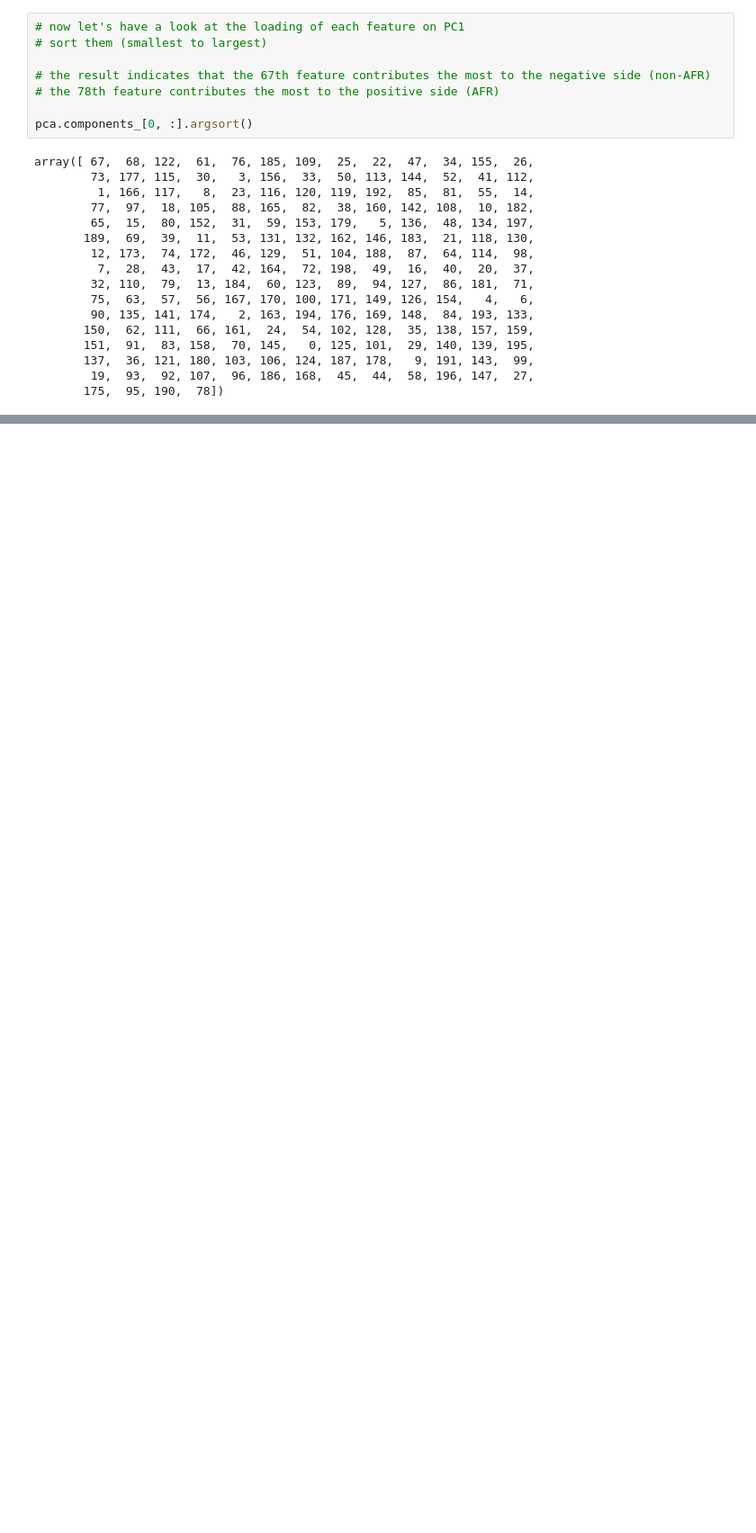
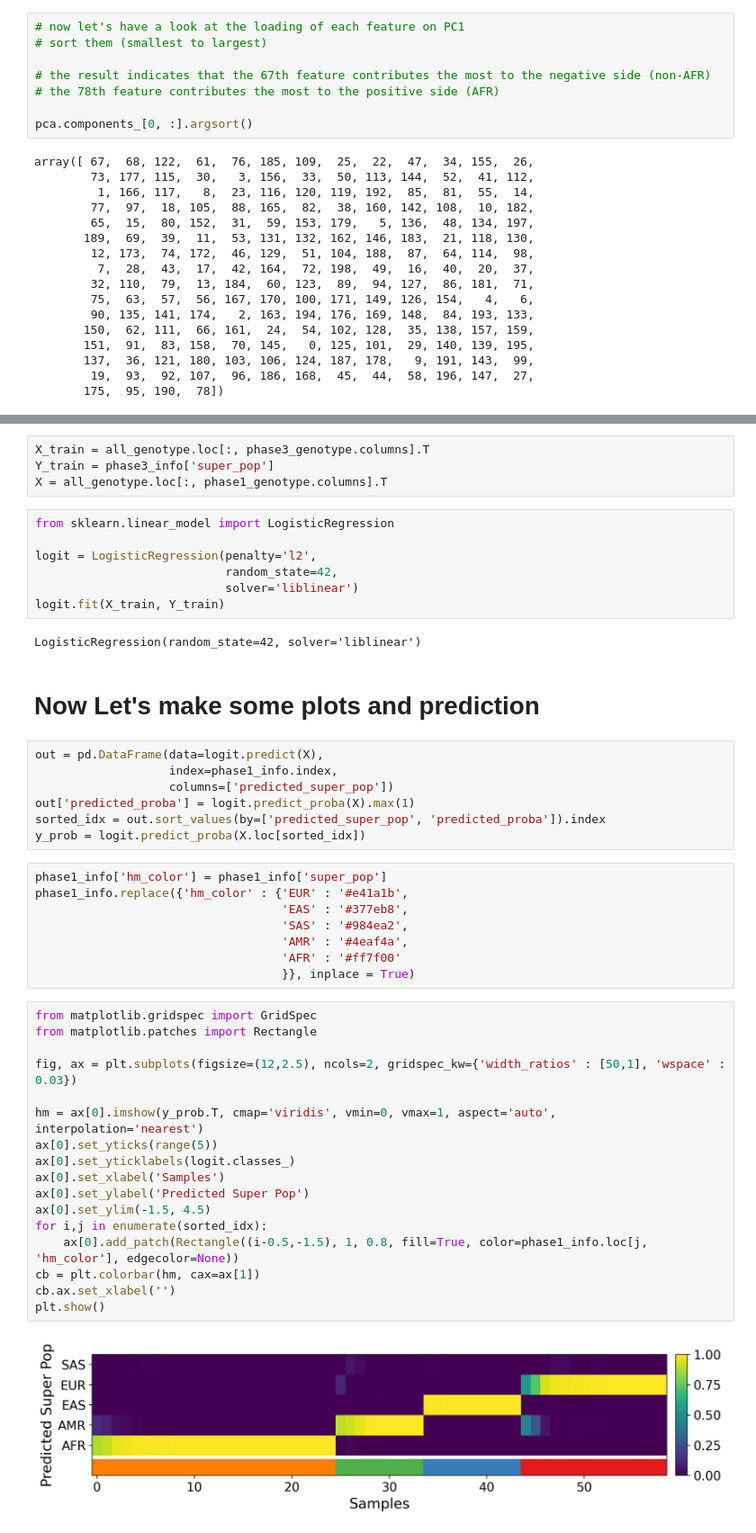
Before and after one commit to dbrg77/SUSTech-BIOS201, a Jupyter notebook: data/1kg_genotype_analysis.ipynb, the cells around one changed output, grey strips where cells are left out. Shown at 90% size. Cells and saved outputs as stored; diff of their text form; blank space fills up the shorter version.

```diff
--- a/data/1kg_genotype_analysis.ipynb
+++ b/data/1kg_genotype_analysis.ipynb
@@ -169,0 +186,49 @@ plt.show()
+# %%
+X_train = all_genotype.loc[:, phase3_genotype.columns].T
+Y_train = phase3_info['super_pop']
+X = all_genotype.loc[:, phase1_genotype.columns].T
+# %%
+from sklearn.linear_model import LogisticRegression
+
+logit = LogisticRegression(penalty='l2',
+                           random_state=42,
+                           solver='liblinear')
+logit.fit(X_train, Y_train)
+# %% [output]
+LogisticRegression(random_state=42, solver='liblinear')
+# %% [markdown]
+# Now Let's make some plots and prediction
+# %%
+out = pd.DataFrame(data=logit.predict(X),
+                   index=phase1_info.index,
+                   columns=['predicted_super_pop'])
+out['predicted_proba'] = logit.predict_proba(X).max(1)
+sorted_idx = out.sort_values(by=['predicted_super_pop', 'predicted_proba']).index
+y_prob = logit.predict_proba(X.loc[sorted_idx])
+# %%
+phase1_info['hm_color'] = phase1_info['super_pop']
+phase1_info.replace({'hm_color' : {'EUR' : '#e41a1b',
+                                   'EAS' : '#377eb8',
+                                   'SAS' : '#984ea2',
+                                   'AMR' : '#4eaf4a',
+                                   'AFR' : '#ff7f00'
+                                   }}, inplace = True)
+# %%
+from matplotlib.gridspec import GridSpec
+from matplotlib.patches import Rectangle
+
+fig, ax = plt.subplots(figsize=(12,2.5), ncols=2, gridspec_kw={'width_ratios' : [50,1], 'wspace' : 0.03})
+
+hm = ax[0].imshow(y_prob.T, cmap='viridis', vmin=0, vmax=1, aspect='auto', interpolation='nearest')
+ax[0].set_yticks(range(5))
+ax[0].set_yticklabels(logit.classes_)
+ax[0].set_xlabel('Samples')
+ax[0].set_ylabel('Predicted Super Pop')
+ax[0].set_ylim(-1.5, 4.5)
+for i,j in enumerate(sorted_idx):
+    ax[0].add_patch(Rectangle((i-0.5,-1.5), 1, 0.8, fill=True, color=phase1_info.loc[j, 'hm_color'], edgecolor=None))
+cb = plt.colorbar(hm, cax=ax[1])
+cb.ax.set_xlabel('')
+plt.show()
+# %% [output]
+[figure, added]
```
Also changed, not shown: parts of 17 cells of this notebook, 23 other files.
